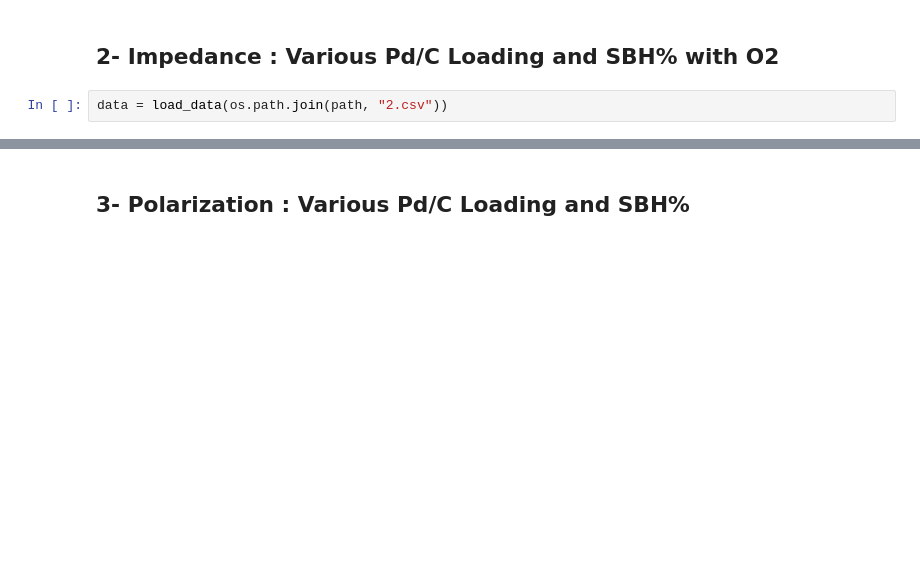
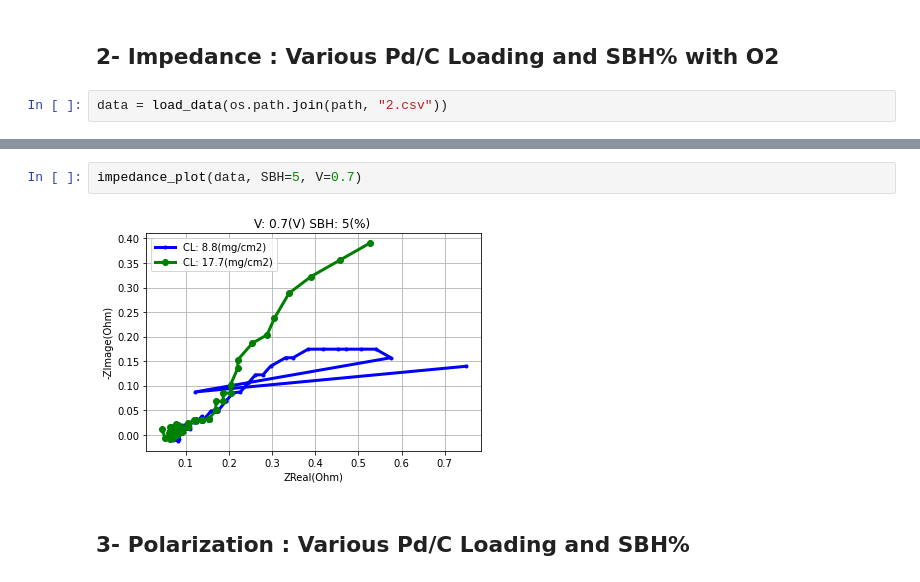
Before and after one commit to ECSIM/dbfc-dataset, a Jupyter notebook: Notebooks/Pd-C Catalyst.ipynb, the cells around one changed output, grey strips where cells are left out. Drawn from its saved outputs; the diff is of its cells as text; blank space fills up the shorter version.

```diff
--- a/Notebooks/Pd-C Catalyst.ipynb
+++ b/Notebooks/Pd-C Catalyst.ipynb
@@ -34,3 +38,7 @@ impedance_plot(data, CL=17.7, SBH=5)
+# %%
+impedance_plot(data, SBH=5, V=0.7)
+# %% [output]
+[figure, added]
 # %% [markdown]
 ## 3- Polarization : Various Pd/C Loading and SBH%
 # %%
```
Also changed, not shown: parts of 9 cells of this notebook, 2 other files.
